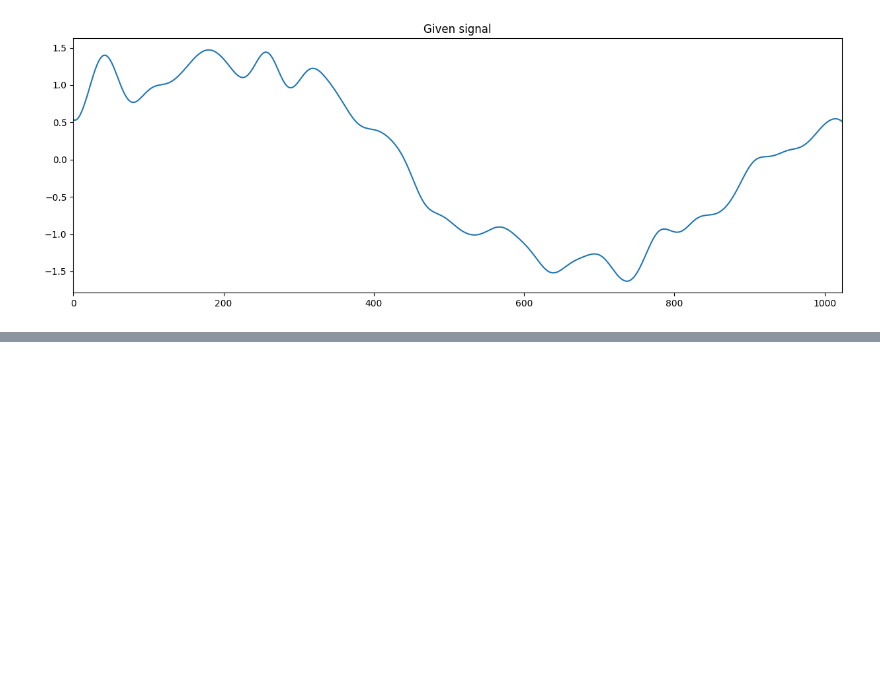
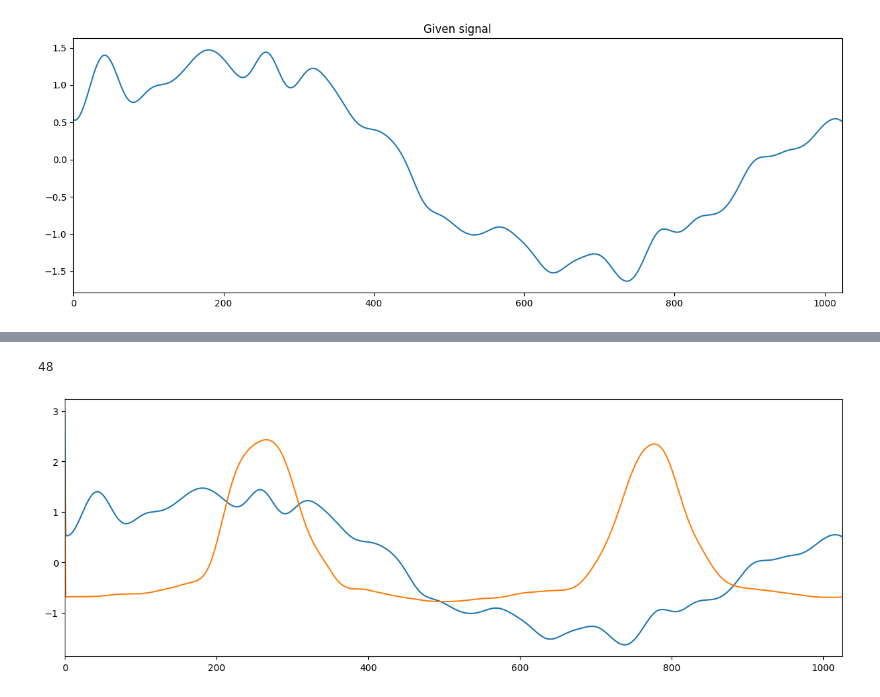
Before and after one commit to chiararov/BOSS---Time-Series, a Jupyter notebook: boss.ipynb, the cells around one changed output, grey strips where cells are left out. Saved outputs shown, nothing was run; the diff lists cells and outputs as text; code cells hidden in the pictures; blank space fills up the shorter version.

```diff
--- a/boss.ipynb
+++ b/boss.ipynb
@@ -225,16 +309,0 @@ histogram = {'AAA':1, 'AAB':0, 'ABA':1, 'ABB':0, 'BAA':1, 'BAB':2, 'BBA':2, 'BBB
-# %%
-def shortenHistogram(hist,f):
-    current_histogram = hist
-    current_words = list(current_histogram.keys())
-    while f < len(current_words[0]):
-        new_histogram = {}
-        current_words = list(current_histogram.keys())
-        for word in current_words:
-            if word[:-1] not in new_histogram.keys():
-                new_histogram[word[:-1]] = current_histogram[word]
-            else:
-                new_histogram[word[:-1]] += current_histogram[word]
-        current_histogram = new_histogram
-        current_words = list(current_histogram.keys())
-        # print(current_histogram)
-    return current_histogram
@@ -246,0 +401,7 @@ shortenHistogram(histogram,1)
+# %%
+list_hist = []
+for i in (range(len(data_with_label_short))):
+    list_hist.append(BOSSTransform(data_without_label_short.iloc[i].tolist(),w,8,c,mean))
+# %%
+list_hist = shortenHistogram(list_hist, 4)
+list_hist
@@ -246,0 +426,9 @@ shortenHistogram(histogram,1)
+# %%
+nn_0, index = TS_predict(data_with_label_short.iloc[0],data_with_label_short.drop(index=0),list_hist,5,4,4)
+fig, ax = fig_ax()
+ax.plot(data_with_label_short.iloc[0])
+ax.plot(nn_0)
+print(index)
+# %% [output]
+48
+[figure, added]
```
Also changed, not shown: parts of 32 cells of this notebook.
